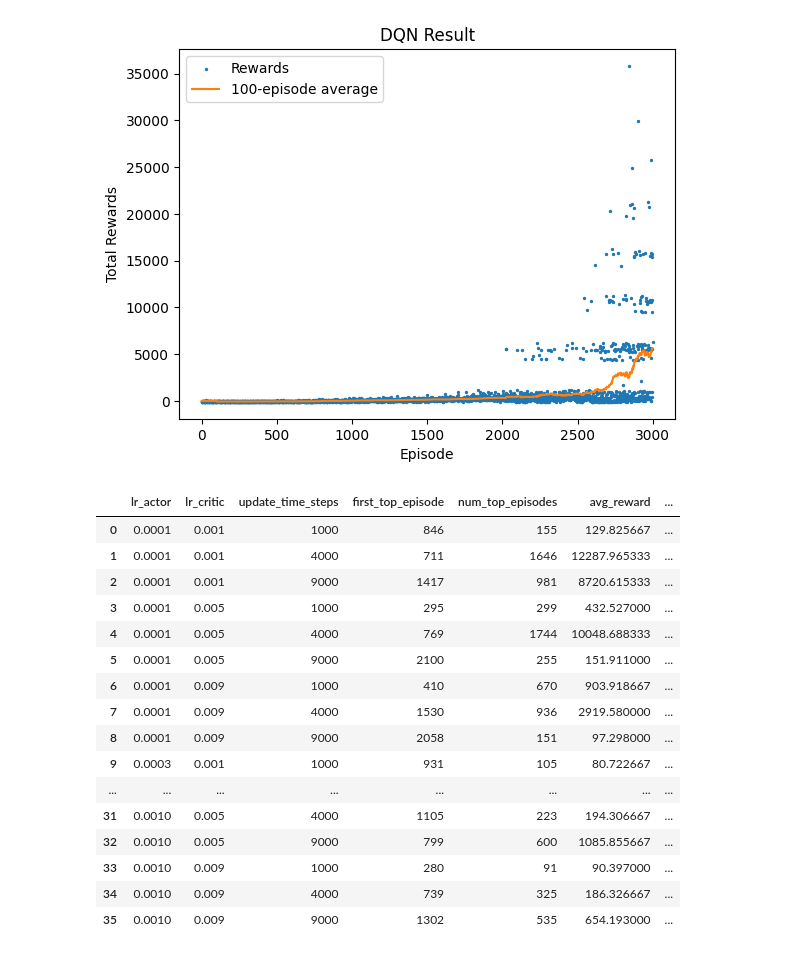
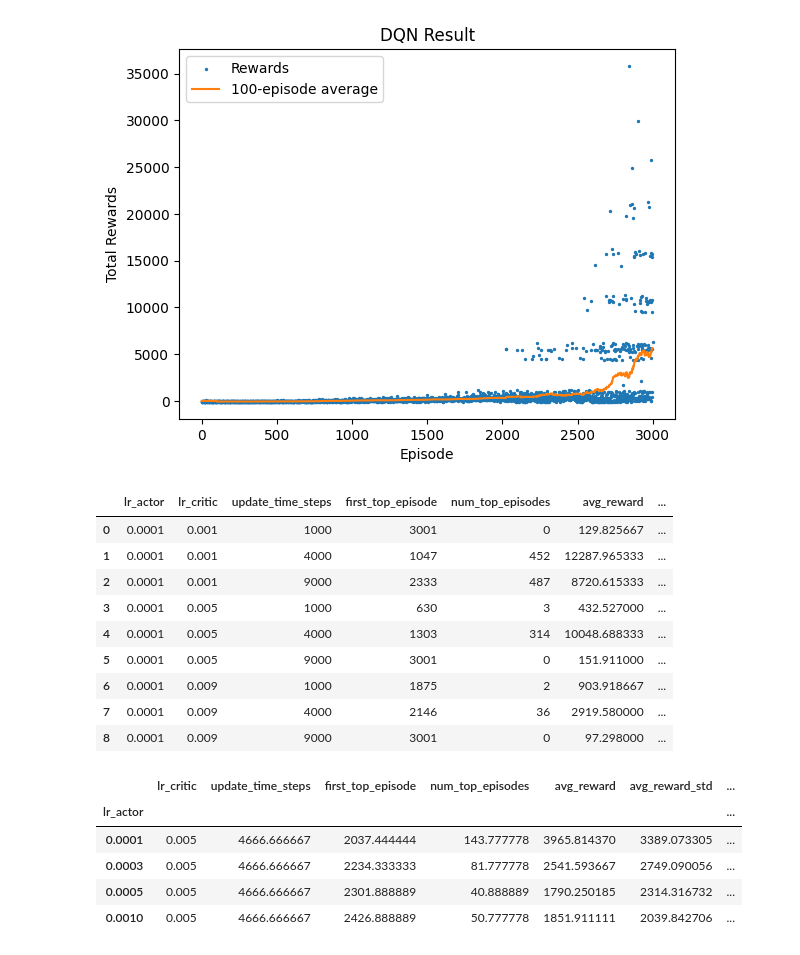
Before and after one commit to joao-oak/FlapPyBird_RL, a Jupyter notebook: Results.ipynb, the cells around one changed output. Cells and saved outputs as stored; diff of their text form; code cells hidden in the pictures.

```diff
--- a/Results.ipynb
+++ b/Results.ipynb
@@ -11,7 +11,7 @@ df = pd.read_csv(f'{folder}/PPO_actor0.0003_critic0.009_timestep4000.csv')
 def plot_rewards(df):
     rewards = df['Reward']
     rewards_t = torch.tensor(rewards, dtype=torch.float)
-    plt.title('DQN Result')
+    plt.title('PPO Result')
     plt.xlabel('Episode')
     plt.ylabel('Total Rewards')
 
@@ -59,11 +59,14 @@ PPO_actor0.001_critic0.009_timestep9000.csv
 # PERFORMANCE METRICS
 # get the first row where the reward > 40k
 def get_first_top_episode(df):
-    return df[df['Reward'] > 400]['Episode'].values[0]
+    try:
+        return df[df['Reward'] > 40000]['Episode'].values[0]
+    except:
+        return 3001
 
 # get number of episodes where the reward > 40k
 def get_num_top_episodes(df):
-    return len(df[df['Reward'] > 400])
+    return len(df[df['Reward'] > 40000])
 
 # average reward (equivalent to total cumulativee reward)
 def get_avg_reward(df):
@@ -134,23 +137,16 @@ for lr_actor in [0.0001,0.0003,0.0005,0.001]:
 
 metrics_df = pd.DataFrame(metrics)
 metrics_df.to_csv(f'{folder}/metrics.csv')
-# %%
-metrics_df
-# %% [output]
-|  | lr_actor | lr_critic | update_time_steps | first_top_episode | num_top_episodes | avg_reward | ... |
-| 0 | 0.0001 | 0.001 | 1000 | 846 | 155 | 129.825667 | ... |
-| 1 | 0.0001 | 0.001 | 4000 | 711 | 1646 | 12287.965333 | ... |
-| 2 | 0.0001 | 0.001 | 9000 | 1417 | 981 | 8720.615333 | ... |
-| 3 | 0.0001 | 0.005 | 1000 | 295 | 299 | 432.527000 | ... |
-| 4 | 0.0001 | 0.005 | 4000 | 769 | 1744 | 10048.688333 | ... |
-| 5 | 0.0001 | 0.005 | 9000 | 2100 | 255 | 151.911000 | ... |
-| 6 | 0.0001 | 0.009 | 1000 | 410 | 670 | 903.918667 | ... |
-| 7 | 0.0001 | 0.009 | 4000 | 1530 | 936 | 2919.580000 | ... |
-| 8 | 0.0001 | 0.009 | 9000 | 2058 | 151 | 97.298000 | ... |
-| 9 | 0.0003 | 0.001 | 1000 | 931 | 105 | 80.722667 | ... |
-| ... | ... | ... | ... | ... | ... | ... | ... |
-| 31 | 0.0010 | 0.005 | 4000 | 1105 | 223 | 194.306667 | ... |
-| 32 | 0.0010 | 0.005 | 9000 | 799 | 600 | 1085.855667 | ... |
-| 33 | 0.0010 | 0.009 | 1000 | 280 | 91 | 90.397000 | ... |
-| 34 | 0.0010 | 0.009 | 4000 | 739 | 325 | 186.326667 | ... |
-| 35 | 0.0010 | 0.009 | 9000 | 1302 | 535 | 654.193000 | ... |
+# %%
+metrics_df[metrics_df['lr_actor'] == 0.0001]
+# %% [output]
+|  | lr_actor | lr_critic | update_time_steps | first_top_episode | num_top_episodes | avg_reward | ... |
+| 0 | 0.0001 | 0.001 | 1000 | 3001 | 0 | 129.825667 | ... |
+| 1 | 0.0001 | 0.001 | 4000 | 1047 | 452 | 12287.965333 | ... |
+| 2 | 0.0001 | 0.001 | 9000 | 2333 | 487 | 8720.615333 | ... |
+| 3 | 0.0001 | 0.005 | 1000 | 630 | 3 | 432.527000 | ... |
+| 4 | 0.0001 | 0.005 | 4000 | 1303 | 314 | 10048.688333 | ... |
+| 5 | 0.0001 | 0.005 | 9000 | 3001 | 0 | 151.911000 | ... |
+| 6 | 0.0001 | 0.009 | 1000 | 1875 | 2 | 903.918667 | ... |
+| 7 | 0.0001 | 0.009 | 4000 | 2146 | 36 | 2919.580000 | ... |
+| 8 | 0.0001 | 0.009 | 9000 | 3001 | 0 | 97.298000 | ... |
@@ -156,0 +155,9 @@ metrics_df
+# %%
+metrics_df.groupby('lr_actor').mean()
+# %% [output]
+|  | lr_critic | update_time_steps | first_top_episode | num_top_episodes | avg_reward | avg_reward_std | ... |
+| lr_actor |  |  |  |  |  |  | ... |
+| 0.0001 | 0.005 | 4666.666667 | 2037.444444 | 143.777778 | 3965.814370 | 3389.073305 | ... |
+| 0.0003 | 0.005 | 4666.666667 | 2234.333333 | 81.777778 | 2541.593667 | 2749.090056 | ... |
+| 0.0005 | 0.005 | 4666.666667 | 2301.888889 | 40.888889 | 1790.250185 | 2314.316732 | ... |
+| 0.0010 | 0.005 | 4666.666667 | 2426.888889 | 50.777778 | 1851.911111 | 2039.842706 | ... |
```
Also changed, not shown: parts of 4 cells of this notebook, 3 other files.
